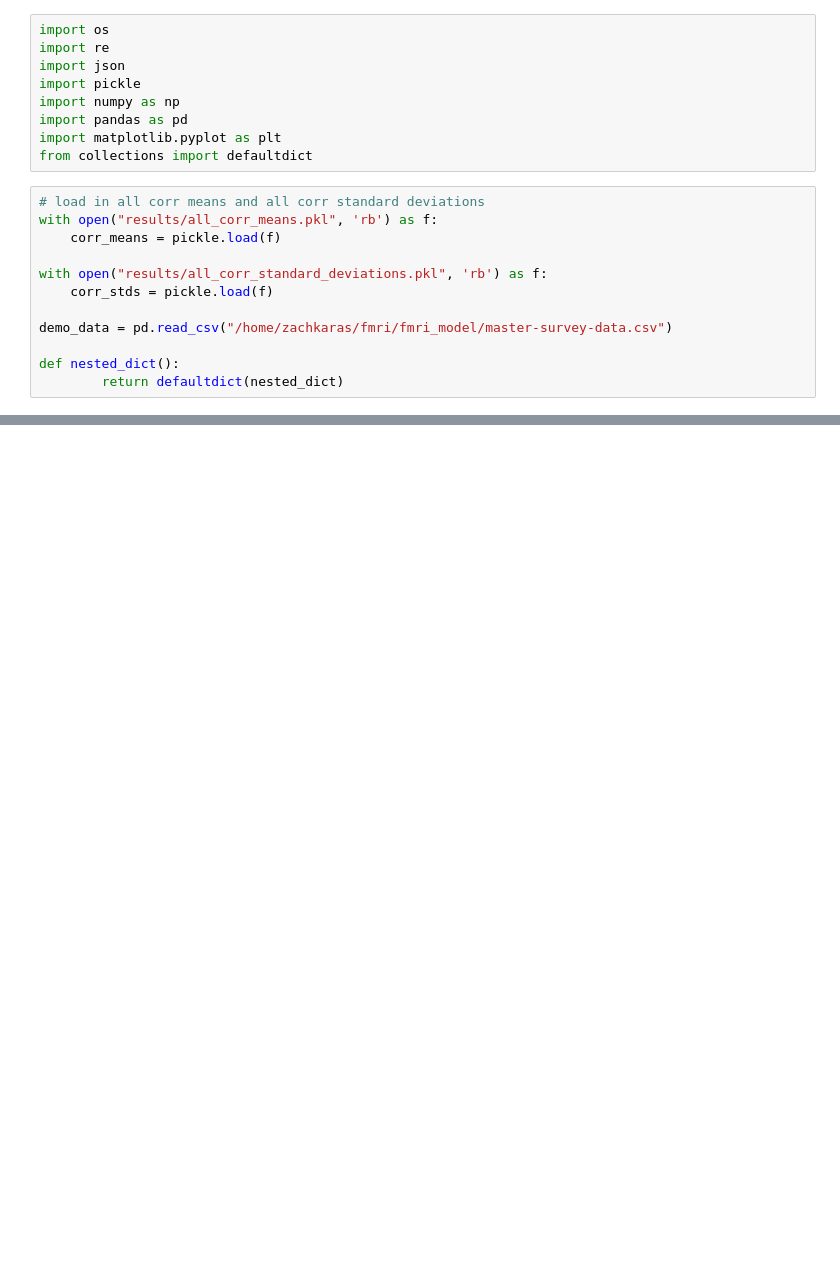
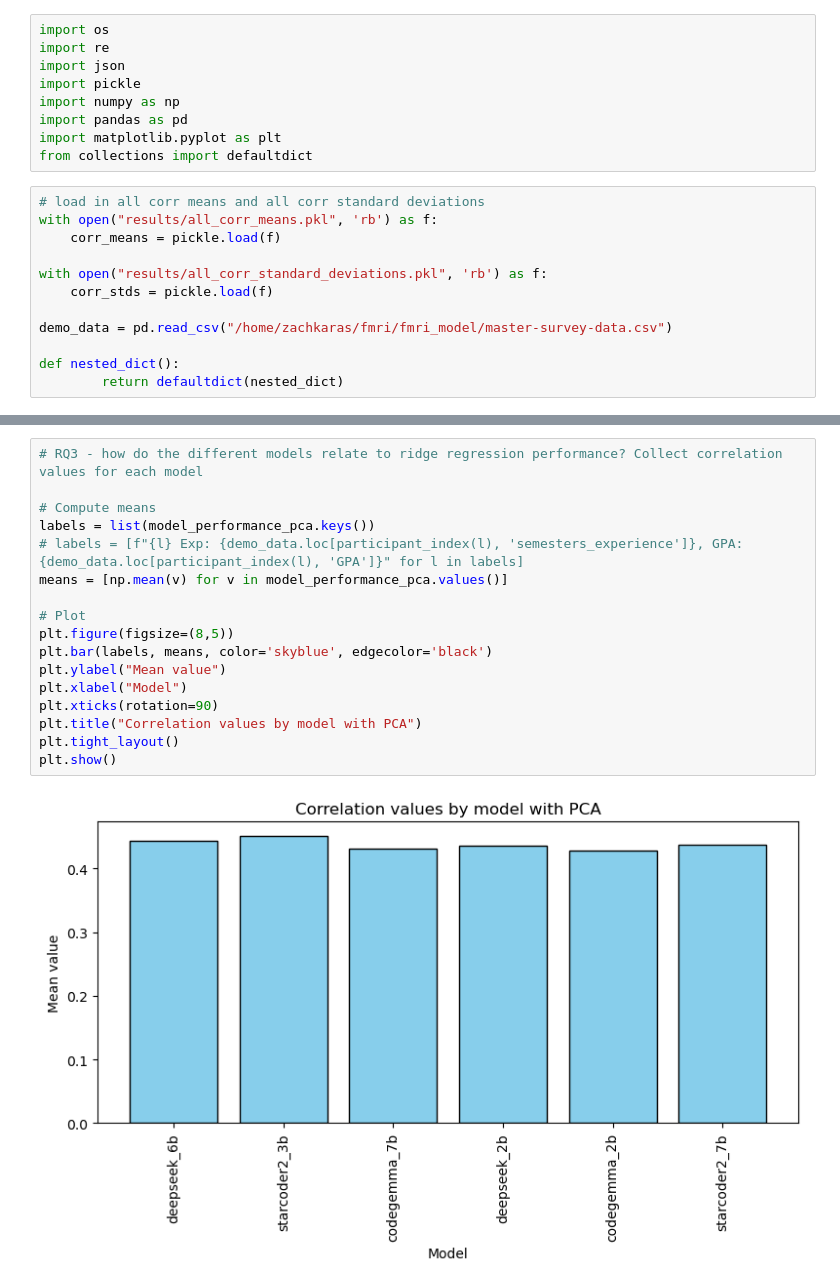
Before and after one commit to largehappygroup/fmri_model, a Jupyter notebook: analysis/fir/plotting_results.ipynb, the cells around one changed output, grey strips where cells are left out. Drawn from its saved outputs; the diff is of its cells as text; blank space fills up the shorter version.

```diff
--- a/analysis/fir/plotting_results.ipynb
+++ b/analysis/fir/plotting_results.ipynb
@@ -204,0 +342,19 @@ plt.show()
+# %%
+# RQ3 - how do the different models relate to ridge regression performance? Collect correlation values for each model
+
+# Compute means
+labels = list(model_performance_pca.keys())
+# labels = [f"{l} Exp: {demo_data.loc[participant_index(l), 'semesters_experience']}, GPA: {demo_data.loc[participant_index(l), 'GPA']}" for l in labels]
+means = [np.mean(v) for v in model_performance_pca.values()]
+
+# Plot
+plt.figure(figsize=(8,5))
+plt.bar(labels, means, color='skyblue', edgecolor='black')
+plt.ylabel("Mean value")
+plt.xlabel("Model")
+plt.xticks(rotation=90)
+plt.title("Correlation values by model with PCA")
+plt.tight_layout()
+plt.show()
+# %% [output]
+[figure, added]
```
Also changed, not shown: parts of 13 cells of this notebook.
